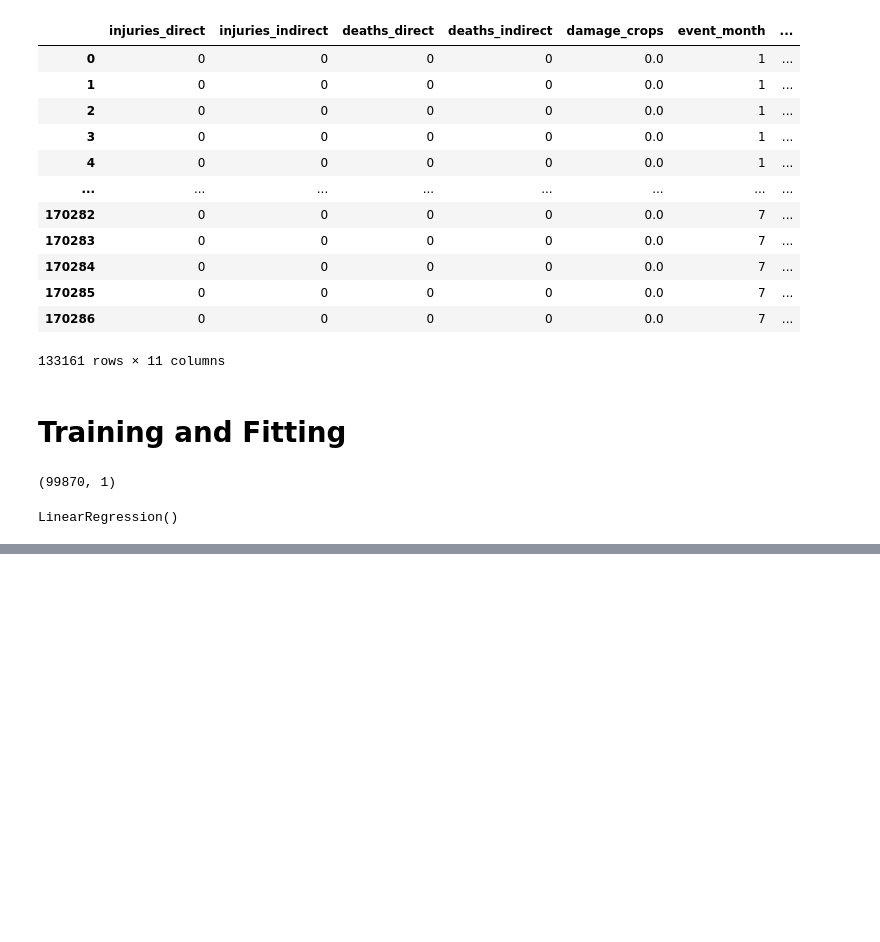
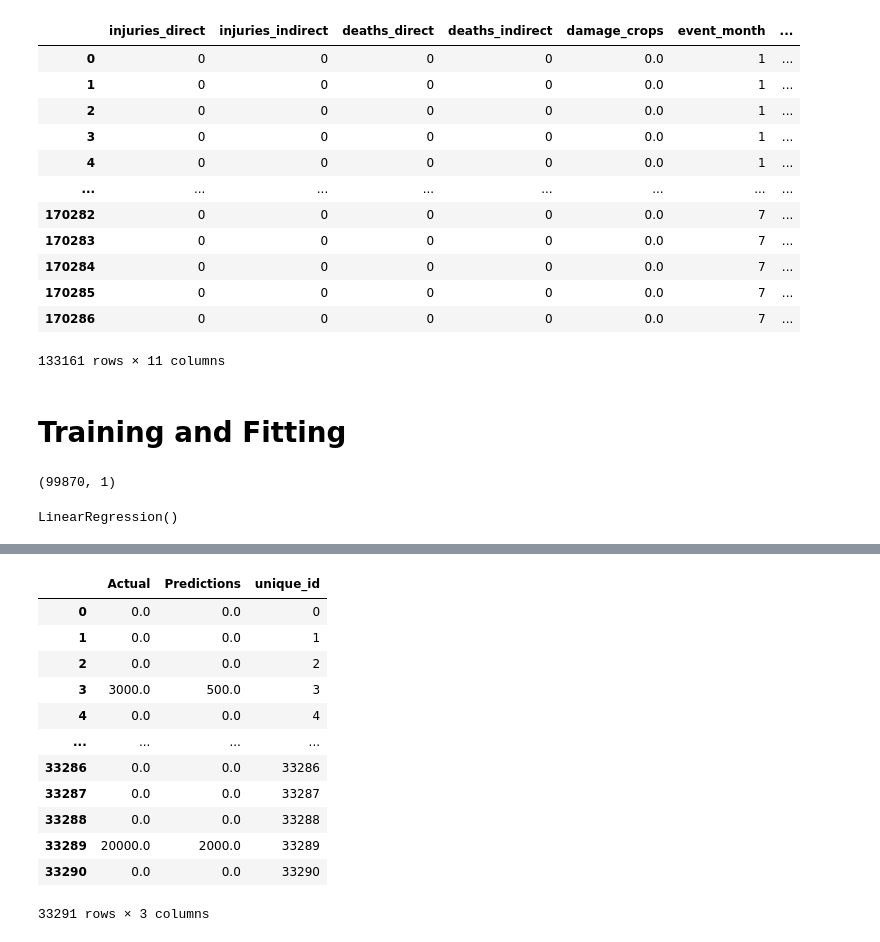
Before and after one commit to nfcresta/project-storm2.0, a Jupyter notebook: Project Storm 2.0.ipynb, the cells around one changed output, grey strips where cells are left out. Drawn from its saved outputs; the diff is of its cells as text; code cells hidden in the pictures; blank space fills up the shorter version.

```diff
--- a/Project Storm 2.0.ipynb
+++ b/Project Storm 2.0.ipynb
@@ -237,0 +297,18 @@ predictions
+# %%
+predicted_df = pd.DataFrame({'Actual': y_test_shaped, 'Predictions': predictions})
+predicted_df['unique_id'] = range(0,33291)
+predicted_df
+# %% [output]
+|  | Actual | Predictions | unique_id |
+| 0 | 0.0 | 0.0 | 0 |
+| 1 | 0.0 | 0.0 | 1 |
+| 2 | 0.0 | 0.0 | 2 |
+| 3 | 3000.0 | 500.0 | 3 |
+| 4 | 0.0 | 0.0 | 4 |
+| ... | ... | ... | ... |
+| 33286 | 0.0 | 0.0 | 33286 |
+| 33287 | 0.0 | 0.0 | 33287 |
+| 33288 | 0.0 | 0.0 | 33288 |
+| 33289 | 20000.0 | 2000.0 | 33289 |
+| 33290 | 0.0 | 0.0 | 33290 |
+33291 rows × 3 columns
```
Also changed, not shown: parts of 11 cells of this notebook.
